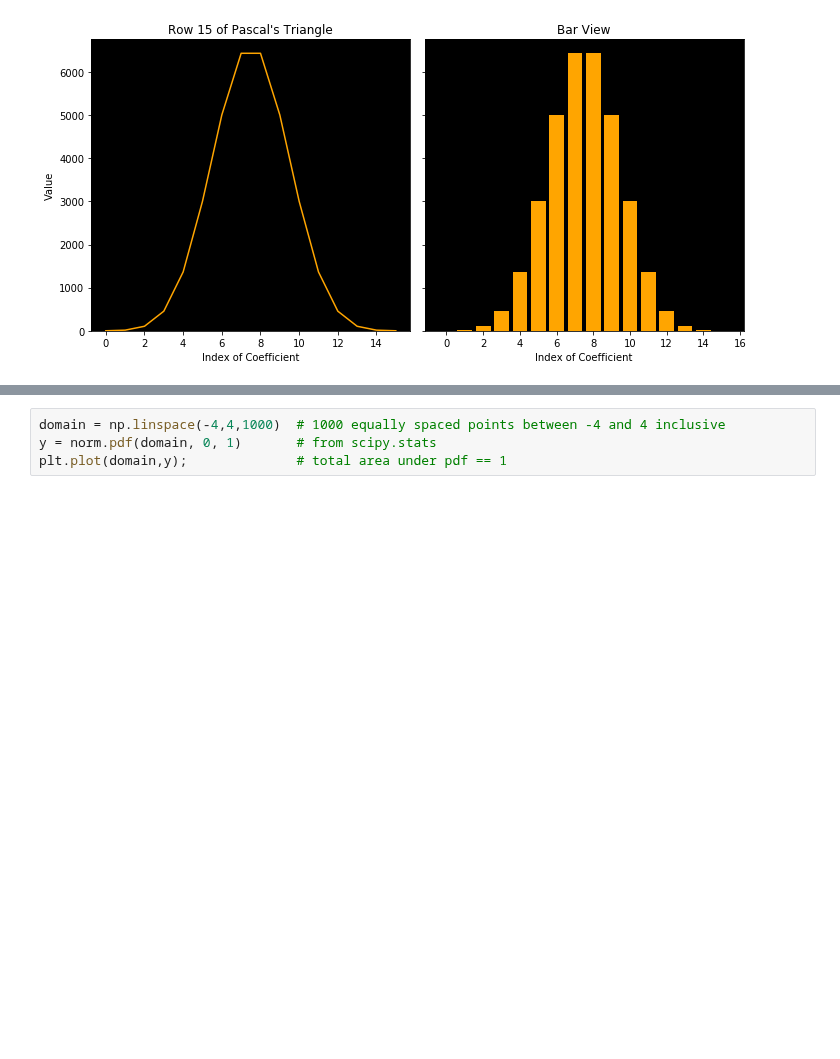
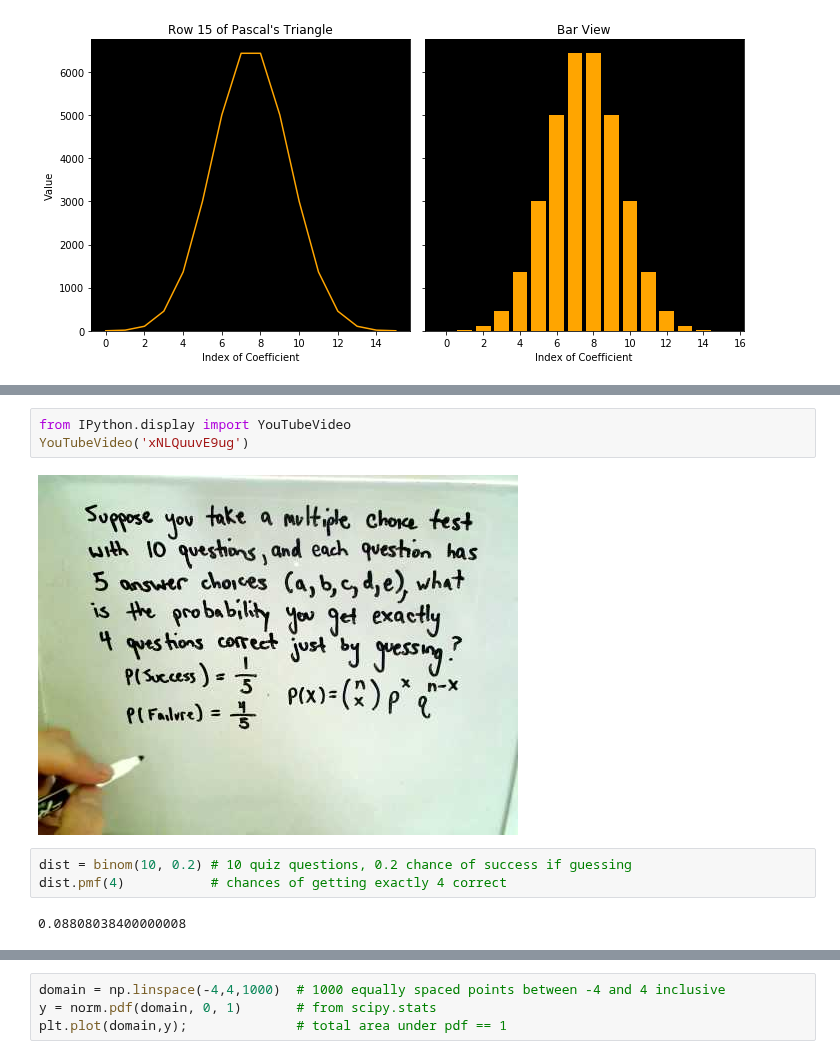
Before and after one commit to 4dsolutions/Curriculum_Development, a Jupyter notebook: IntroDS003.ipynb, the cells around one changed output, grey strips where cells are left out. Saved outputs shown, nothing was run; the diff lists cells and outputs as text; blank space fills up the shorter version.

```diff
--- a/IntroDS003.ipynb
+++ b/IntroDS003.ipynb
@@ -134,0 +212,10 @@ plt.show();
+# %%
+from IPython.display import YouTubeVideo
+YouTubeVideo('xNLQuuvE9ug')
+# %% [output]
+[figure, added]
+# %%
+dist = binom(10, 0.2) # 10 quiz questions, 0.2 chance of success if guessing
+dist.pmf(4)           # chances of getting exactly 4 correct
+# %% [output]
+0.08808038400000008
```
Also changed, not shown: parts of 38 cells of this notebook, 6 other files.
